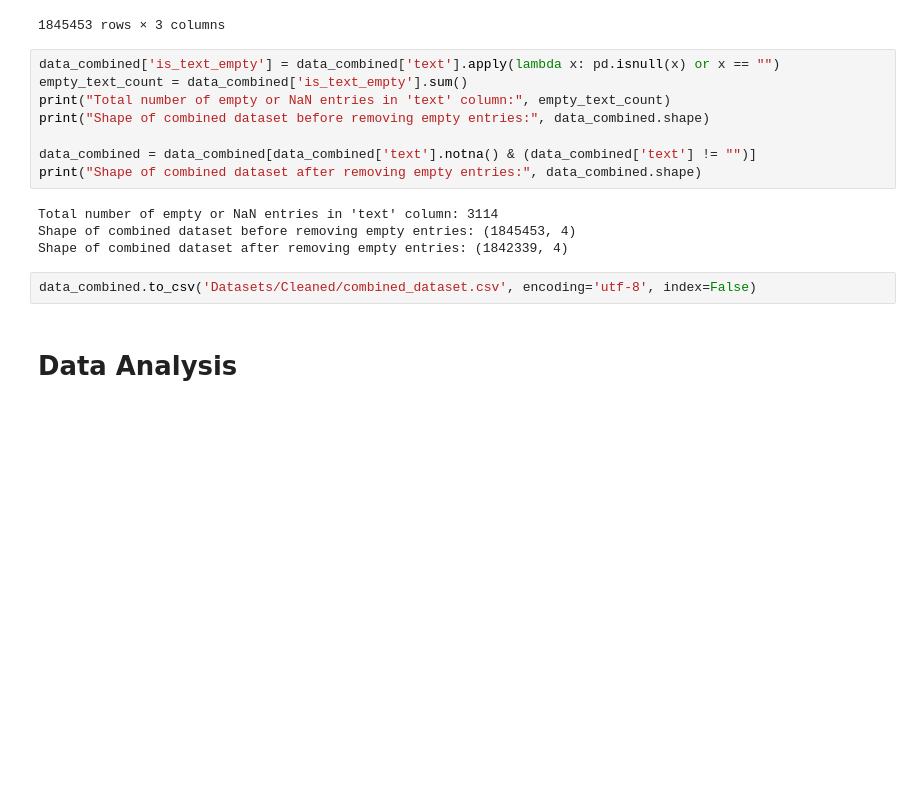
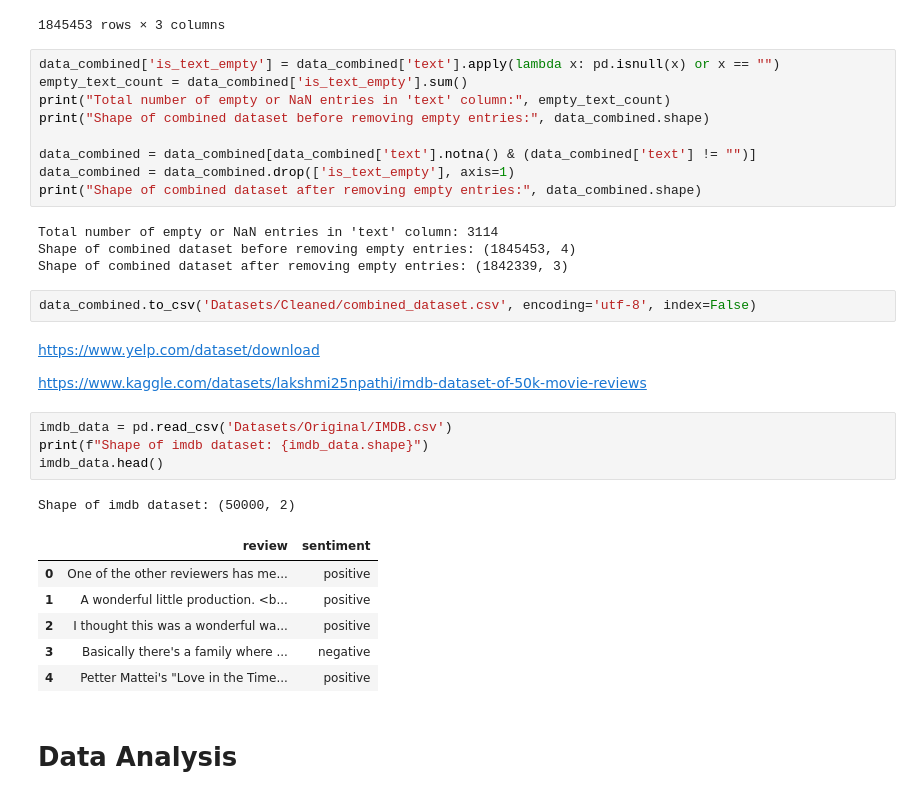
Before and after one commit to Empyrealiv/CSC3101_Capstone, a Jupyter notebook: ML/preprocessing.ipynb, the cells around one changed output. Saved outputs shown, nothing was run; the diff lists cells and outputs as text; blank space fills up the shorter version.

```diff
--- a/ML/preprocessing.ipynb
+++ b/ML/preprocessing.ipynb
@@ -241,13 +241,30 @@ print("Total number of empty or NaN entries in 'text' column:", empty_text_count
 print("Shape of combined dataset before removing empty entries:", data_combined.shape)
 
 data_combined = data_combined[data_combined['text'].notna() & (data_combined['text'] != "")]
+data_combined = data_combined.drop(['is_text_empty'], axis=1)
 print("Shape of combined dataset after removing empty entries:", data_combined.shape)
 # %% [output]
 Total number of empty or NaN entries in 'text' column: 3114
 Shape of combined dataset before removing empty entries: (1845453, 4)
-Shape of combined dataset after removing empty entries: (1842339, 4)
+Shape of combined dataset after removing empty entries: (1842339, 3)
 # %%
 data_combined.to_csv('Datasets/Cleaned/combined_dataset.csv', encoding='utf-8', index=False)
+# %% [markdown]
+https://www.yelp.com/dataset/download
+
+https://www.kaggle.com/datasets/lakshmi25npathi/imdb-dataset-of-50k-movie-reviews
+# %%
+imdb_data = pd.read_csv('Datasets/Original/IMDB.csv')
+print(f"Shape of imdb dataset: {imdb_data.shape}")
+imdb_data.head()
+# %% [output]
+Shape of imdb dataset: (50000, 2)
+|  | review | sentiment |
+| 0 | One of the other reviewers has me... | positive |
+| 1 | A wonderful little production. <b... | positive |
+| 2 | I thought this was a wonderful wa... | positive |
+| 3 | Basically there's a family where ... | negative |
+| 4 | Petter Mattei's "Love in the Time... | positive |
 # %% [markdown]
 # Data Analysis
 # %%
```
Also changed, not shown: parts of 2 cells of this notebook, 10 other files.
